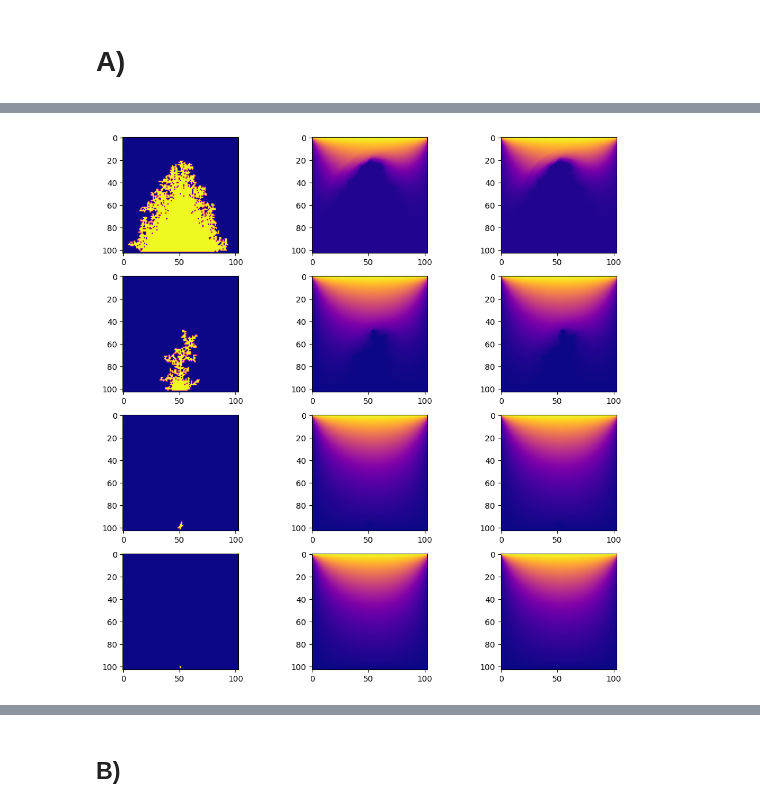
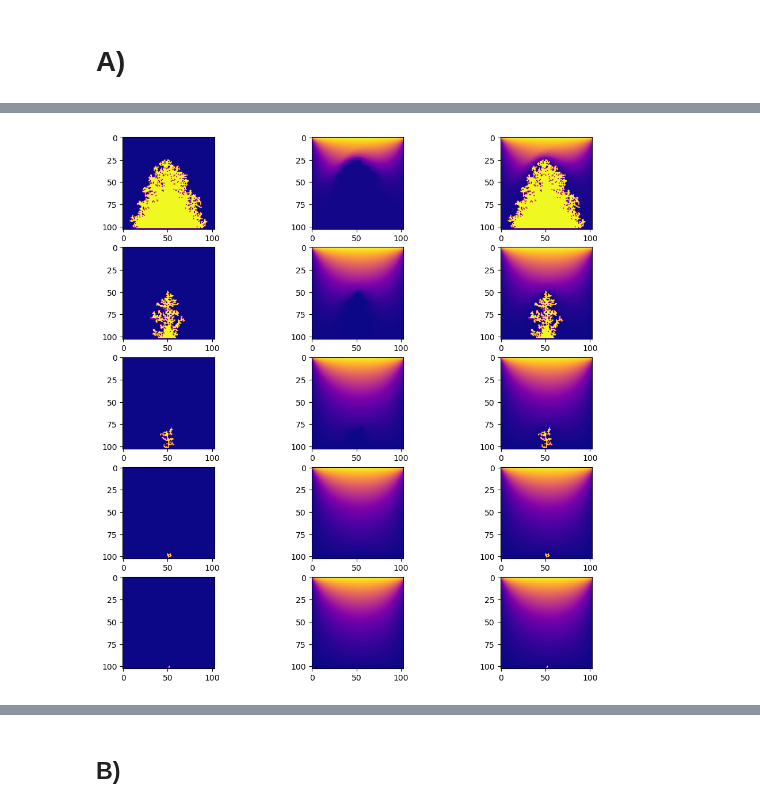
Before and after one commit to JuanSandalinas/Scientific-Computing, a Jupyter notebook: Set 2/Questions_Set_2.ipynb, the cells around one changed output, grey strips where cells are left out. Cells and saved outputs as stored; diff of their text form; code cells hidden in the pictures.

```diff
--- a/Set 2/Questions_Set_2.ipynb
+++ b/Set 2/Questions_Set_2.ipynb
@@ -7,2 +8,21 @@ from growth_model import growth_model
 # %% [markdown]
 # A)
+# %%
+# Steps = 40, 80, -1 for growth model with different eta
+
+N = 100
+position = [100, 50]
+w = 1.9
+eta = [0.8, 1, 1.2]
+stop = 0.001
+steps = [40, 80]
+
+fig, axs = plt.subplots(len(eta), len(steps)+1, figsize=(12, 12))
+
+for i in range(len(eta)):
+    for j in range(len(steps)):
+
+        [C, cluster, n_count] = growth_model(N, position, w, eta[i], stop)
+
+        axs[i,j].imshow(merge(C, cluster, steps[j]),cmap='plasma')
+    axs[i,len(steps)].imshow(merge(C, cluster, n_count),cmap='plasma')
@@ -9,17 +31,21 @@ from growth_model import growth_model
 # %%
+# 100 steps in growth models with different eta
+
 N = 100
 position = [100, 50]
 w = 1.9
-eta = [0.3, 0.7, 1.3, 1.7]
+eta = [0.3, 0.7, 1, 1.3, 1.7]
 stop = 0.0001
+steps = 100
 
 fig, axs = plt.subplots(len(eta), 3, figsize=(12, 12))
 
 for i in range(len(eta)):
-    [C, cluster, n_count] = growth_model(N, position, w, eta[i], stop)
+
+    [C, cluster, n_count] = growth_model_steps(N, position, w, eta[i], stop, steps)
+
     axs[i,0].imshow(cluster[n_count],cmap='plasma')
     axs[i,1].imshow(C[n_count],cmap='plasma')
-    axs[i,2].imshow(cluster[n_count],cmap='plasma')
-    axs[i,2].imshow(C[n_count],cmap='plasma')
+    axs[i,2].imshow(merge(C, cluster, n_count),cmap='plasma')
 # %% [output]
-[figure, old version]
+[figure, new version]
```
Also changed, not shown: parts of 3 cells of this notebook, 1 other file.
